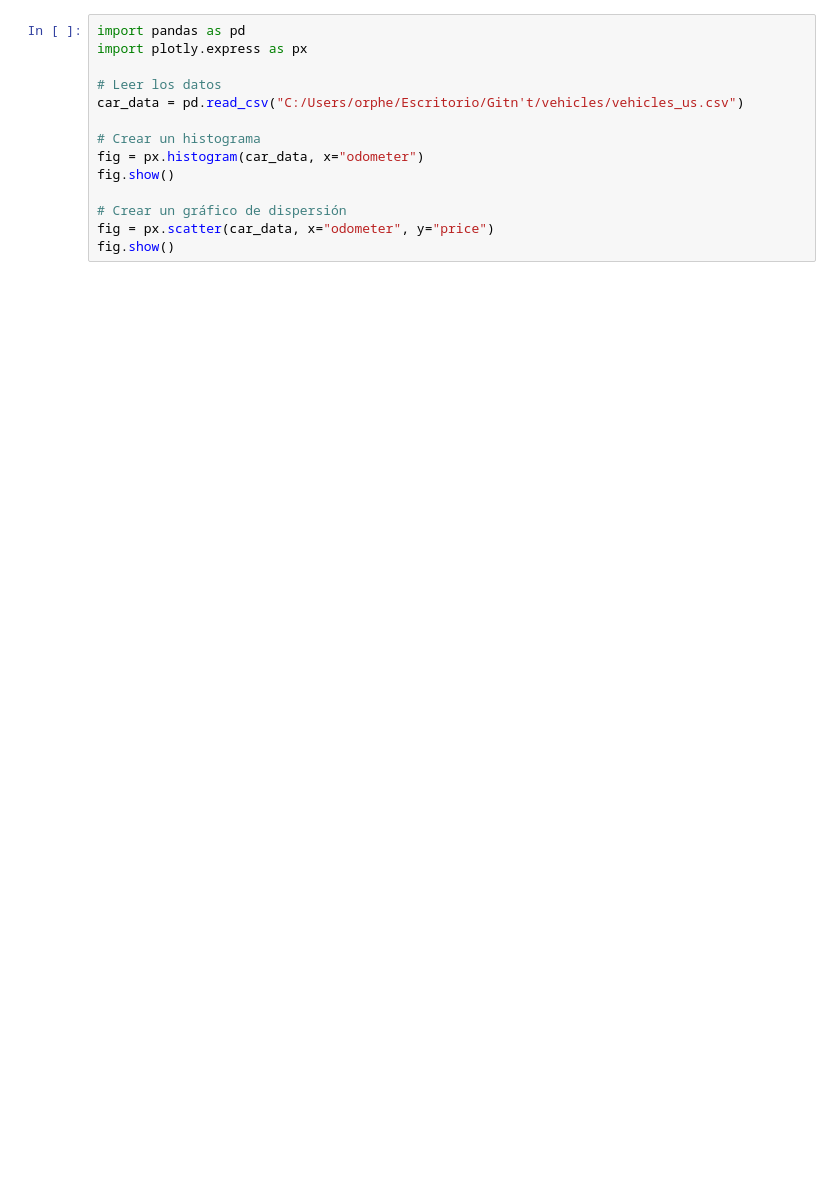
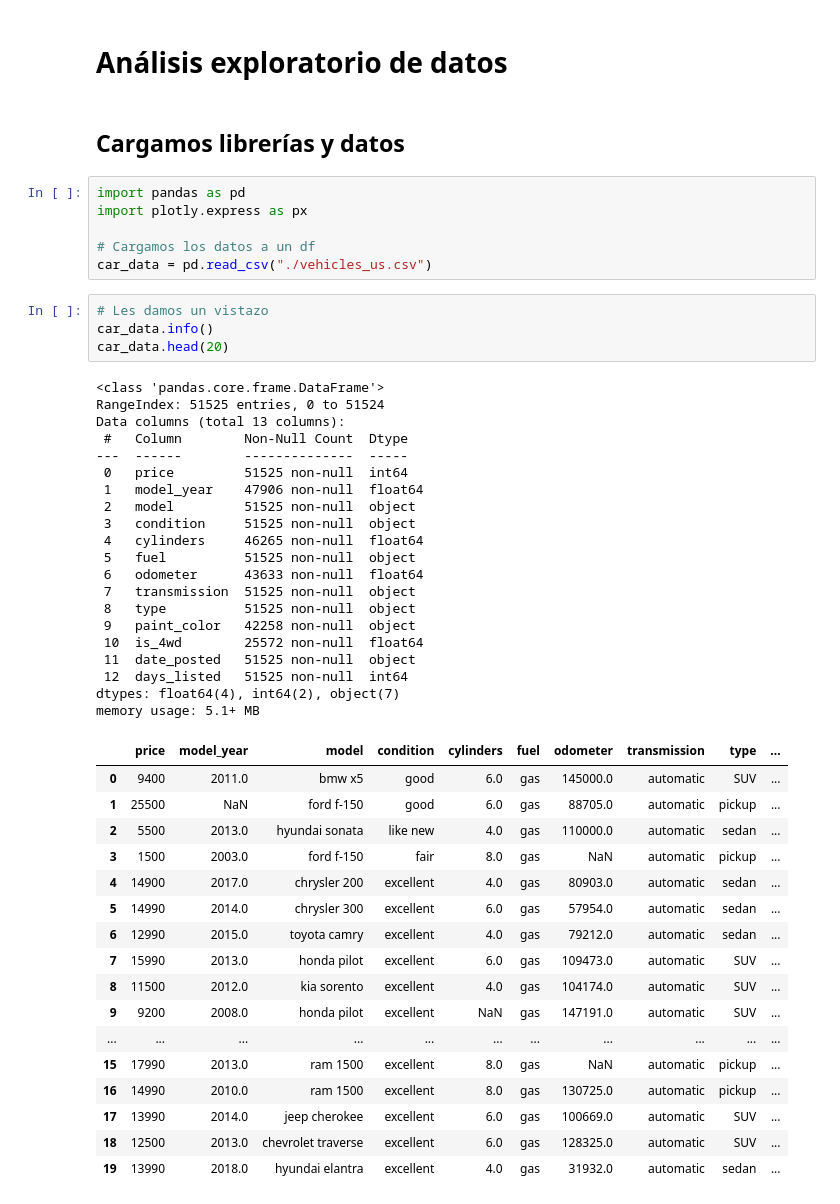
Before and after one commit to LeviMontero/Proyecto-7, a Jupyter notebook: notebooks/EDA.ipynb, the cells around one changed output. Drawn from its saved outputs; the diff is of its cells as text; blank space fills up the shorter version.

```diff
--- a/notebooks/EDA.ipynb
+++ b/notebooks/EDA.ipynb
@@ -1,14 +1,52 @@
+# %% [markdown]
+# Análisis exploratorio de datos
+# %% [markdown]
+## Cargamos librerías y datos
 # %%
 import pandas as pd
 import plotly.express as px
 
-# Leer los datos
-car_data = pd.read_csv("C:/Users/orphe/Escritorio/Gitn't/vehicles/vehicles_us.csv")
-
-# Crear un histograma
-fig = px.histogram(car_data, x="odometer")
-fig.show()
-
-# Crear un gráfico de dispersión
-fig = px.scatter(car_data, x="odometer", y="price")
-fig.show()
+# Cargamos los datos a un df
+car_data = pd.read_csv("./vehicles_us.csv")
+# %%
+# Les damos un vistazo
+car_data.info()
+car_data.head(20)
+# %% [output]
+<class 'pandas.core.frame.DataFrame'>
+RangeIndex: 51525 entries, 0 to 51524
+Data columns (total 13 columns):
+ #   Column        Non-Null Count  Dtype
+---  ------        --------------  -----
+ 0   price         51525 non-null  int64
+ 1   model_year    47906 non-null  float64
+ 2   model         51525 non-null  object
+ 3   condition     51525 non-null  object
+ 4   cylinders     46265 non-null  float64
+ 5   fuel          51525 non-null  object
+ 6   odometer      43633 non-null  float64
+ 7   transmission  51525 non-null  object
+ 8   type          51525 non-null  object
+ 9   paint_color   42258 non-null  object
+ 10  is_4wd        25572 non-null  float64
+ 11  date_posted   51525 non-null  object
+ 12  days_listed   51525 non-null  int64
+dtypes: float64(4), int64(2), object(7)
+memory usage: 5.1+ MB
+|  | price | model_year | model | condition | cylinders | fuel | odometer | transmission | type | ... |
+| 0 | 9400 | 2011.0 | bmw x5 | good | 6.0 | gas | 145000.0 | automatic | SUV | ... |
+| 1 | 25500 | NaN | ford f-150 | good | 6.0 | gas | 88705.0 | automatic | pickup | ... |
+| 2 | 5500 | 2013.0 | hyundai sonata | like new | 4.0 | gas | 110000.0 | automatic | sedan | ... |
+| 3 | 1500 | 2003.0 | ford f-150 | fair | 8.0 | gas | NaN | automatic | pickup | ... |
+| 4 | 14900 | 2017.0 | chrysler 200 | excellent | 4.0 | gas | 80903.0 | automatic | sedan | ... |
+| 5 | 14990 | 2014.0 | chrysler 300 | excellent | 6.0 | gas | 57954.0 | automatic | sedan | ... |
+| 6 | 12990 | 2015.0 | toyota camry | excellent | 4.0 | gas | 79212.0 | automatic | sedan | ... |
+| 7 | 15990 | 2013.0 | honda pilot | excellent | 6.0 | gas | 109473.0 | automatic | SUV | ... |
+| 8 | 11500 | 2012.0 | kia sorento | excellent | 4.0 | gas | 104174.0 | automatic | SUV | ... |
+| 9 | 9200 | 2008.0 | honda pilot | excellent | NaN | gas | 147191.0 | automatic | SUV | ... |
+| ... | ... | ... | ... | ... | ... | ... | ... | ... | ... | ... |
+| 15 | 17990 | 2013.0 | ram 1500 | excellent | 8.0 | gas | NaN | automatic | pickup | ... |
+| 16 | 14990 | 2010.0 | ram 1500 | excellent | 8.0 | gas | 130725.0 | automatic | pickup | ... |
+| 17 | 13990 | 2014.0 | jeep cherokee | excellent | 6.0 | gas | 100669.0 | automatic | SUV | ... |
+| 18 | 12500 | 2013.0 | chevrolet traverse | excellent | 6.0 | gas | 128325.0 | automatic | SUV | ... |
+| 19 | 13990 | 2018.0 | hyundai elantra | excellent | 4.0 | gas | 31932.0 | automatic | sedan | ... |
```
Also changed, not shown: parts of 16 cells of this notebook, 3 other files.
